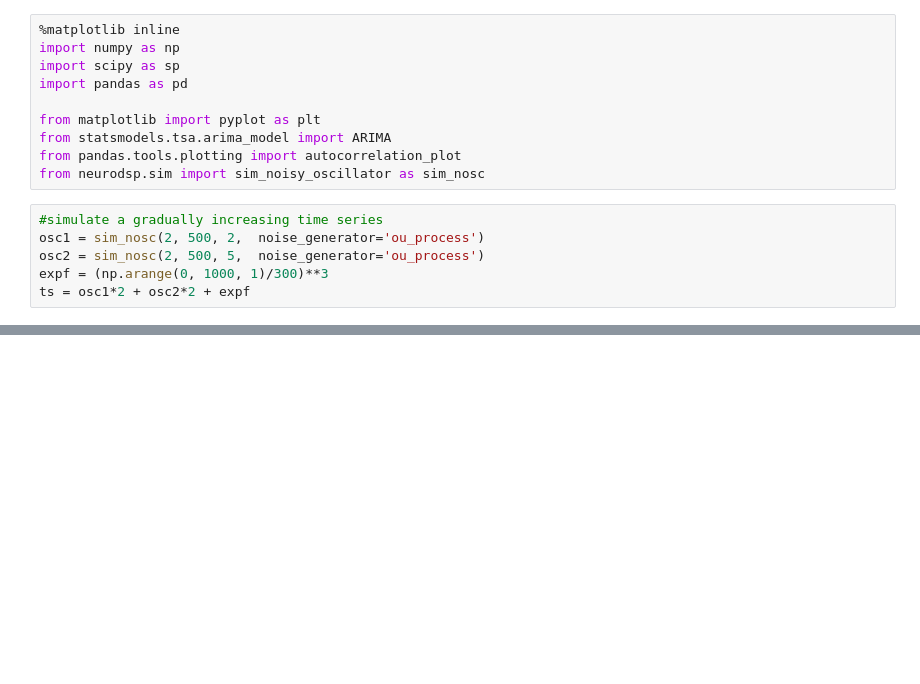
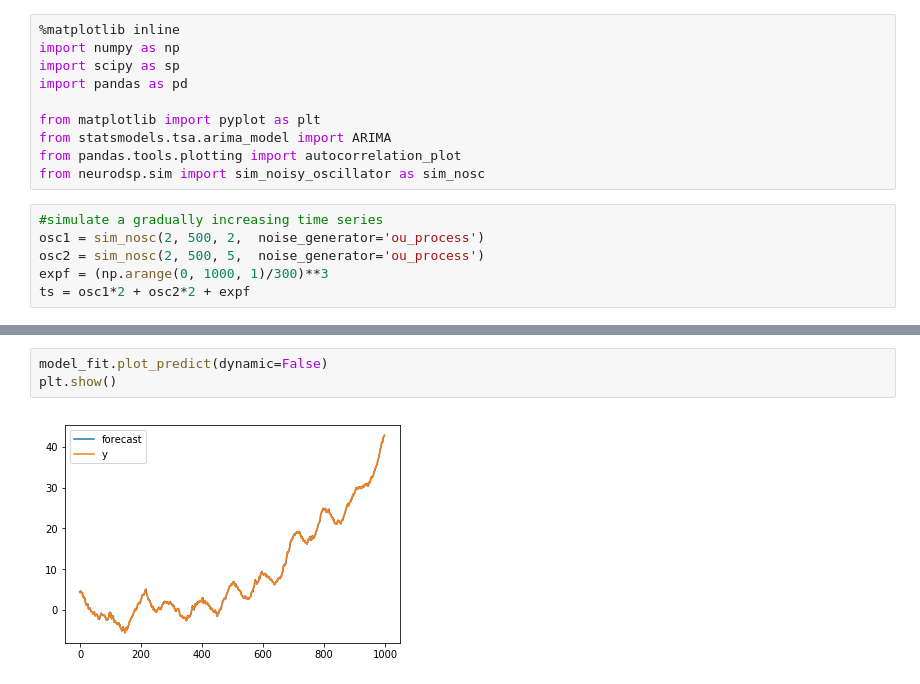
Before and after one commit to Allen-Z-4230/FutureGas, a Jupyter notebook: ARIMA_test.ipynb, the cells around one changed output, grey strips where cells are left out. Cells and saved outputs as stored; diff of their text form; blank space fills up the shorter version.

```diff
--- a/ARIMA_test.ipynb
+++ b/ARIMA_test.ipynb
@@ -66,0 +67,5 @@ max      0.847005
+# %%
+model_fit.plot_predict(dynamic=False)
+plt.show()
+# %% [output]
+[figure, added]
```
Also changed, not shown: parts of 4 cells of this notebook, 2 other files.
